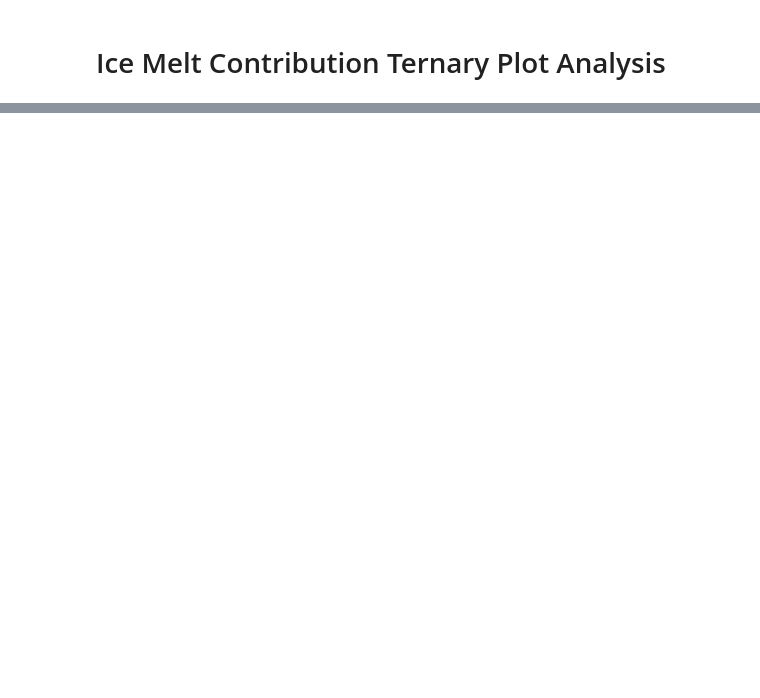
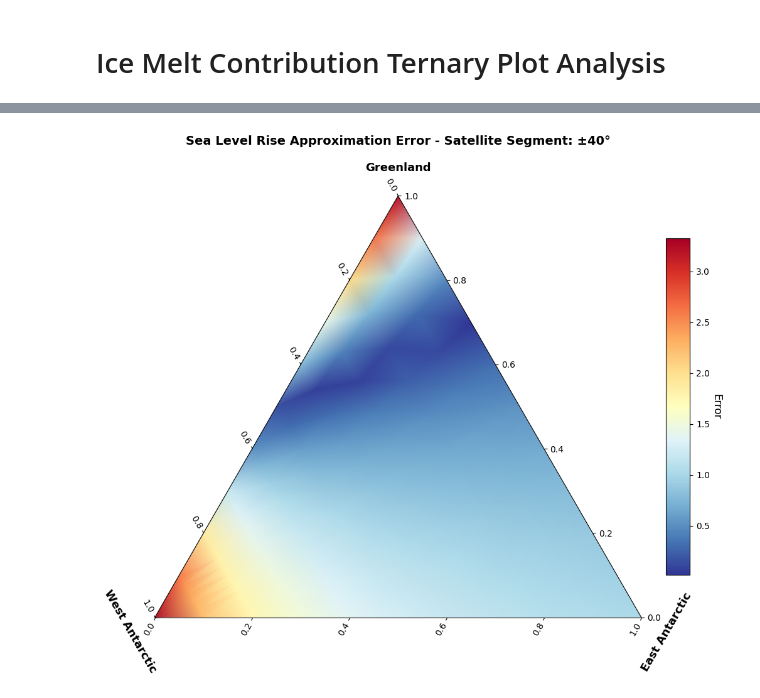
Before and after one commit to 0thomasholland/Part_III_Project, a Jupyter notebook: work/traditional_methods/ternary.ipynb, the cells around one changed output, grey strips where cells are left out. Drawn from its saved outputs; the diff is of its cells as text; code cells hidden in the pictures; blank space fills up the shorter version.

Commit message:
added ternary plot functions

```diff
--- a/work/traditional_methods/ternary.ipynb
+++ b/work/traditional_methods/ternary.ipynb
@@ -160,3 +174,3 @@ KeyboardInterrupt:
 # %%
 # error_output.to_csv("ternary_sea_surface_height_error_large.csv")
-error_output = pd.read_csv("ternary_sea_surface_height_error.csv")
+error_output = pd.read_csv("ternary_sea_surface_height_error_large.csv")
@@ -233,0 +348,15 @@ tax.show()
+# %%
+fig = plot_ternary_heatmap(
+    error_output,
+    40,
+    [
+        "greenland_contribution",
+        "west_antarctic_contribution",
+        "east_antarctic_contribution",
+    ],
+    ["Greenland", "West Antarctic", "East Antarctic"],
+)
+plt.show()
+# fig.savefig("ternary_heatmap_segment_40.png")
+# %% [output]
+[figure, added]
```
Also changed, not shown: parts of 11 cells of this notebook, 9 other files.
